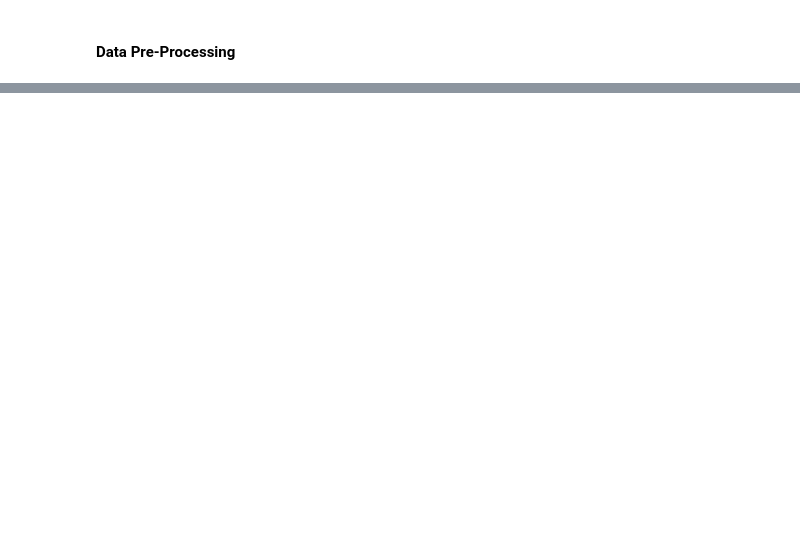
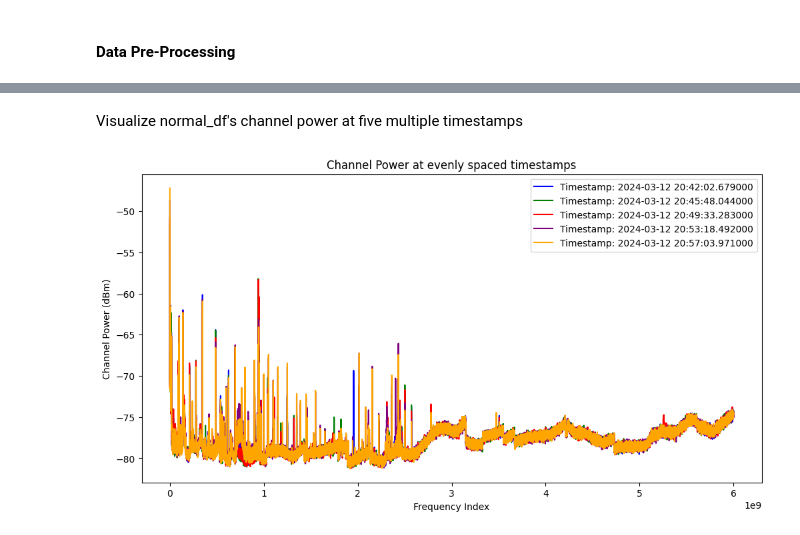
Before and after one commit to theorizchy/rf_anomaly_detection, a Jupyter notebook: model_training.ipynb, the cells around one changed output, grey strips where cells are left out. Cells and saved outputs as stored; diff of their text form; code cells hidden in the pictures; blank space fills up the shorter version.

```diff
--- a/model_training.ipynb
+++ b/model_training.ipynb
@@ -99,0 +121,29 @@ ValueError: x and y must be the same size
+# %% [markdown]
+Visualize normal_df's channel power at five multiple timestamps
+# %%
+# Define the number of rows to plot
+num_rows_to_plot = 5
+
+# Select evenly spaced timestamps
+timestamps = normal_df.index[::math.ceil(normal_df.shape[0] / num_rows_to_plot)]
+
+# Select rows at the specified timestamps
+selected_rows = normal_df.loc[timestamps]
+
+# Define colors for each line
+colors = ['blue', 'green', 'red', 'purple', 'orange']
+
+# Visualize the time-series capture
+plt.figure(figsize=(12, 6))
+
+# Plot each selected row with a different color and label
+for i, (timestamp, values) in enumerate(selected_rows.iterrows()):
+    plt.plot(values, label='Timestamp: {}'.format(timestamp), color=colors[i])
+
+plt.title('Channel Power at evenly spaced timestamps')
+plt.xlabel('Frequency Index')
+plt.ylabel('Channel Power (dBm)')
+plt.legend()
+plt.show()
+# %% [output]
+[figure, added]
```
Also changed, not shown: parts of 28 cells of this notebook, 2 other files.
